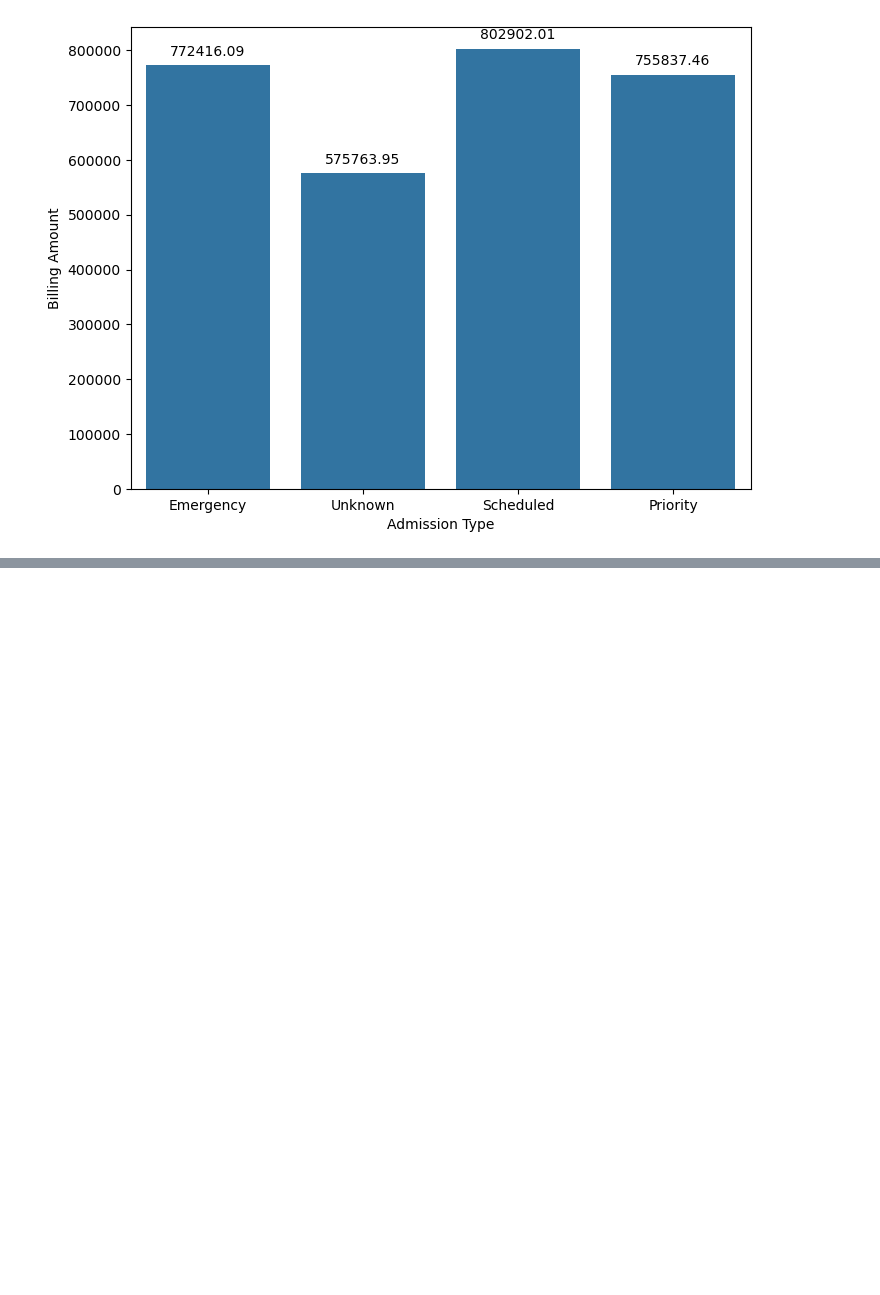
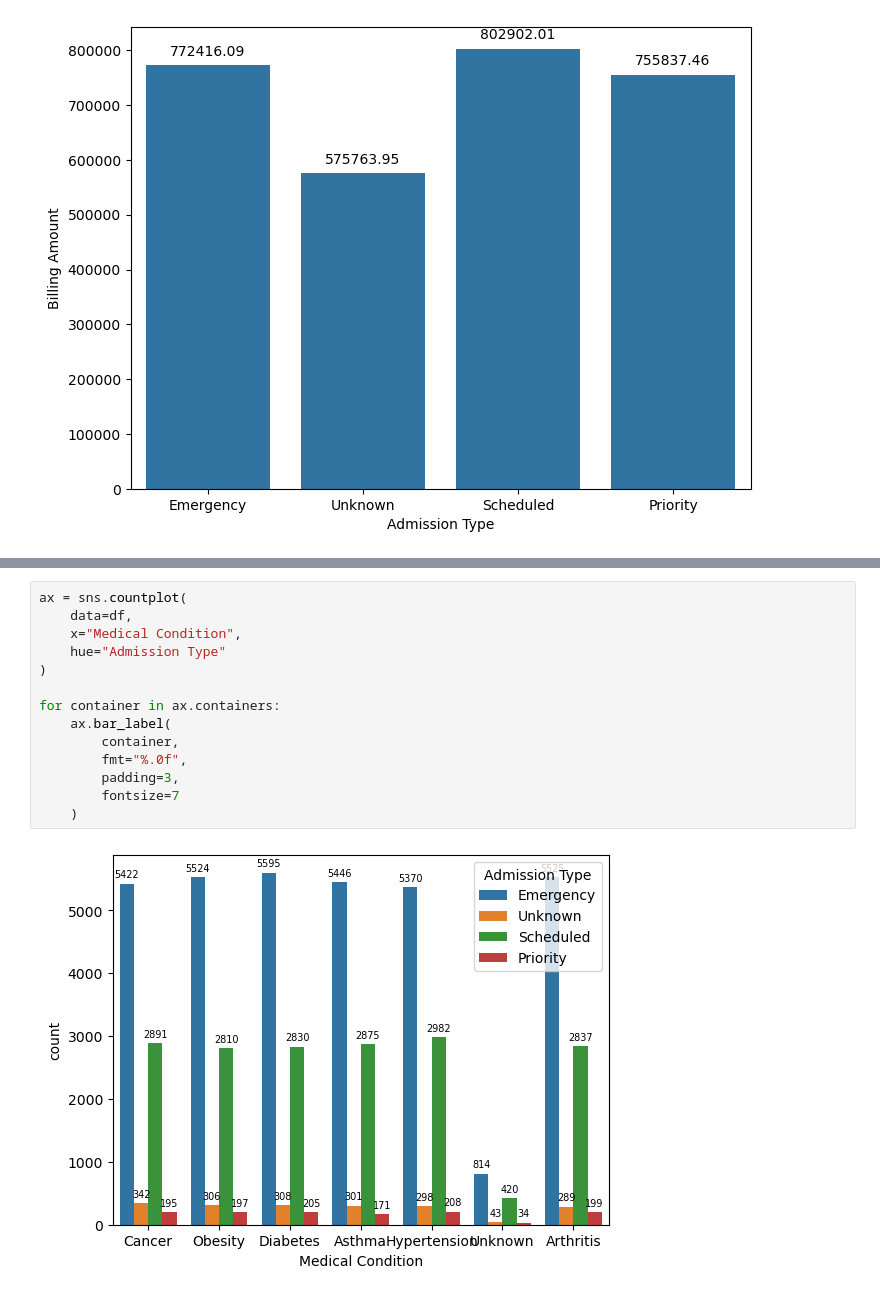
Before and after one commit to hey-rakesh/Healthcare-Patient-Analytics, a Jupyter notebook: notebook/visualisation.ipynb, the cells around one changed output, grey strips where cells are left out. Drawn from its saved outputs; the diff is of its cells as text; blank space fills up the shorter version.

```diff
--- a/notebook/visualisation.ipynb
+++ b/notebook/visualisation.ipynb
@@ -94,0 +117,16 @@ for col in ax.containers:
+# %%
+ax = sns.countplot(
+    data=df,
+    x="Medical Condition",
+    hue="Admission Type"
+)
+
+for container in ax.containers:
+    ax.bar_label(
+        container,
+        fmt="%.0f",
+        padding=3,
+        fontsize=7
+    )
+# %% [output]
+[figure, added]
```
Also changed, not shown: parts of 2 cells of this notebook.
